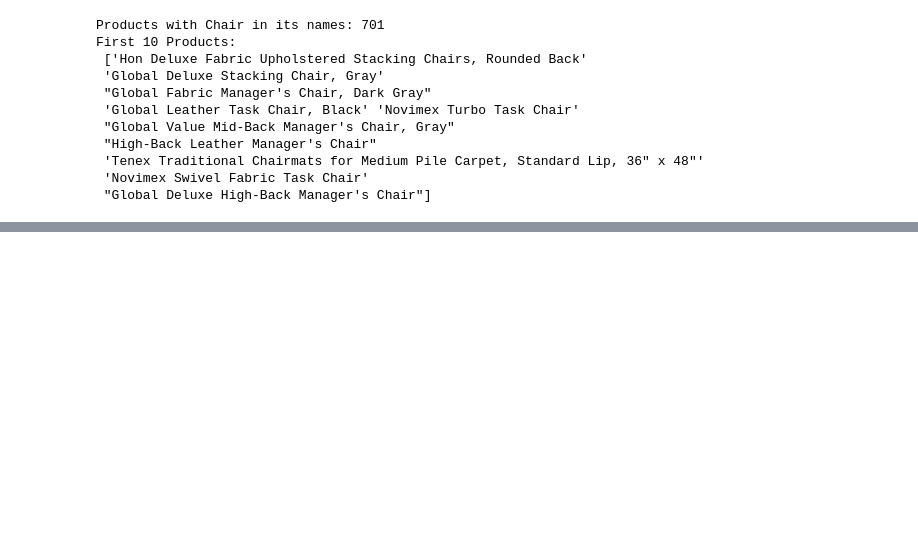
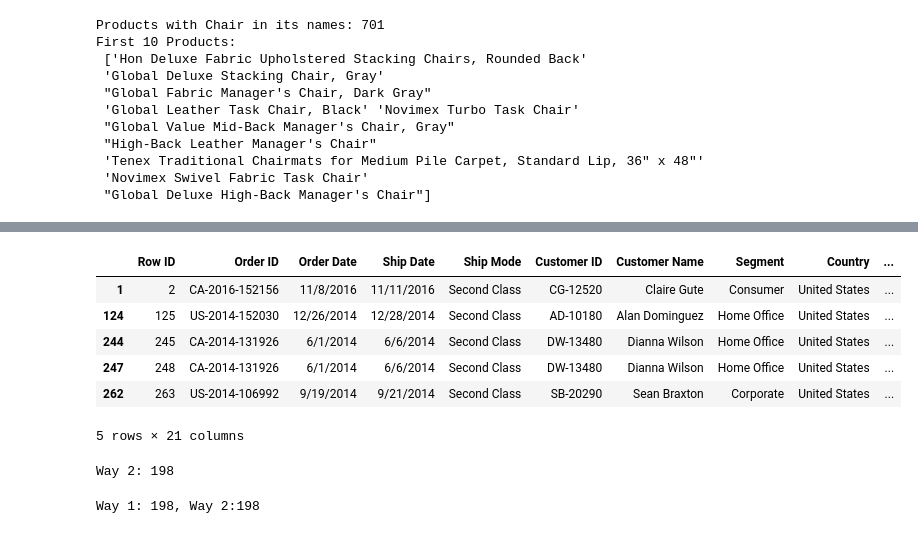
Before and after one commit to alvaro-collantes/data-analytics-study, a Jupyter notebook: week-02-filters/week-02-exploration.ipynb, the cells around one changed output, grey strips where cells are left out. Drawn from its saved outputs; the diff is of its cells as text; code cells hidden in the pictures; blank space fills up the shorter version.

```diff
--- a/week-02-filters/week-02-exploration.ipynb
+++ b/week-02-filters/week-02-exploration.ipynb
@@ -311,0 +363,21 @@ First 10 Products:
+# %%
+#Way 2
+ship_modes = 'Second Class'
+sales_values = 600
+filter_6 = df.query("`Ship Mode` == @ship_modes and Sales >@sales_values")
+display(filter_6.head())
+print(f"Way 2: {len(filter_6)}")
+# %% [output]
+|  | Row ID | Order ID | Order Date | Ship Date | Ship Mode | Customer ID | Customer Name | Segment | Country | ... |
+| 1 | 2 | CA-2016-152156 | 11/8/2016 | 11/11/2016 | Second Class | CG-12520 | Claire Gute | Consumer | United States | ... |
+| 124 | 125 | US-2014-152030 | 12/26/2014 | 12/28/2014 | Second Class | AD-10180 | Alan Dominguez | Home Office | United States | ... |
+| 244 | 245 | CA-2014-131926 | 6/1/2014 | 6/6/2014 | Second Class | DW-13480 | Dianna Wilson | Home Office | United States | ... |
+| 247 | 248 | CA-2014-131926 | 6/1/2014 | 6/6/2014 | Second Class | DW-13480 | Dianna Wilson | Home Office | United States | ... |
+| 262 | 263 | US-2014-106992 | 9/19/2014 | 9/21/2014 | Second Class | SB-20290 | Sean Braxton | Corporate | United States | ... |
+5 rows × 21 columns
+Way 2: 198
+# %%
+#Comparison
+print(f"Way 1: {len(filter_5)}, Way 2:{len(filter_6)}")
+# %% [output]
+Way 1: 198, Way 2:198
```
Also changed, not shown: parts of 8 cells of this notebook.
